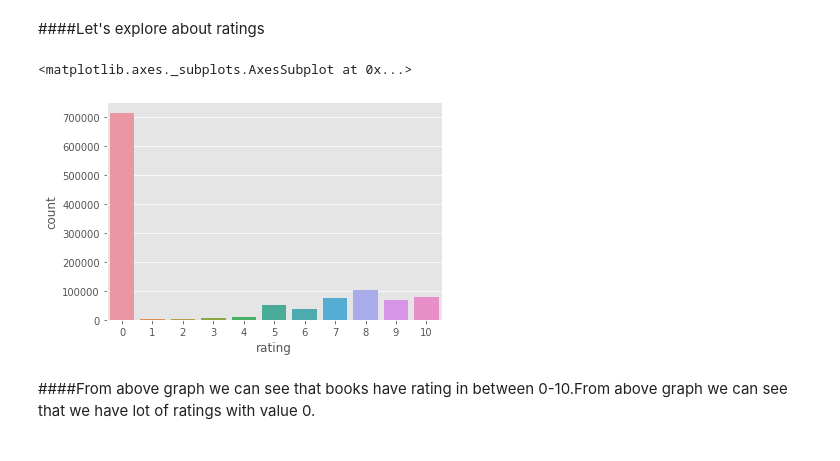
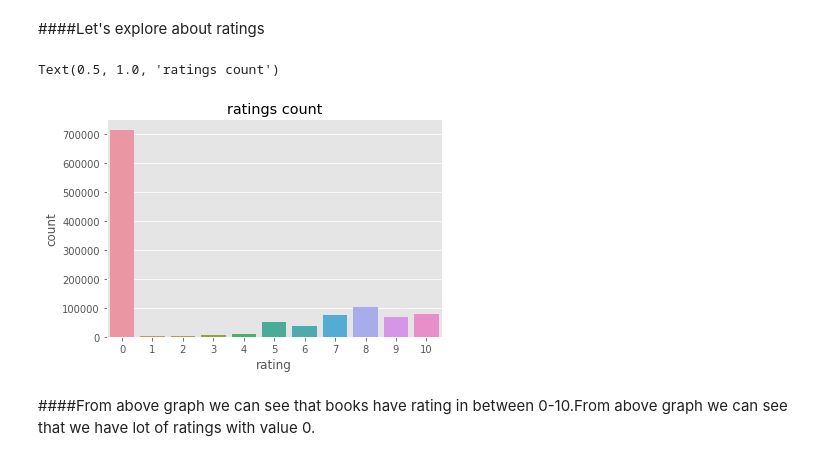
Before and after one commit to ShubhamDeshmukh27/Book-Recommendation-system, a Jupyter notebook: Book_Recommandation_Self_Project.ipynb, the cells around one changed output. Cells and saved outputs as stored; diff of their text form; code cells hidden in the pictures.

```diff
--- a/Book_Recommandation_Self_Project.ipynb
+++ b/Book_Recommandation_Self_Project.ipynb
@@ -376,9 +376,10 @@ for i in range(1,6):
 # %%
 # Plotting count of rating to see how it's distributed
 sns.countplot(x='rating',data=rating)
+plt.title('ratings count')
 # %% [output]
-<matplotlib.axes._subplots.AxesSubplot at 0x...>
+Text(0.5, 1.0, 'ratings count')
-[figure, old version]
+[figure, new version]
 # %% [markdown]
 ####From above graph we can see that books have rating in between 0-10.From above graph we can see that we have lot of ratings with value 0.
 # %%
```
Also changed, not shown: parts of 7 cells of this notebook.
